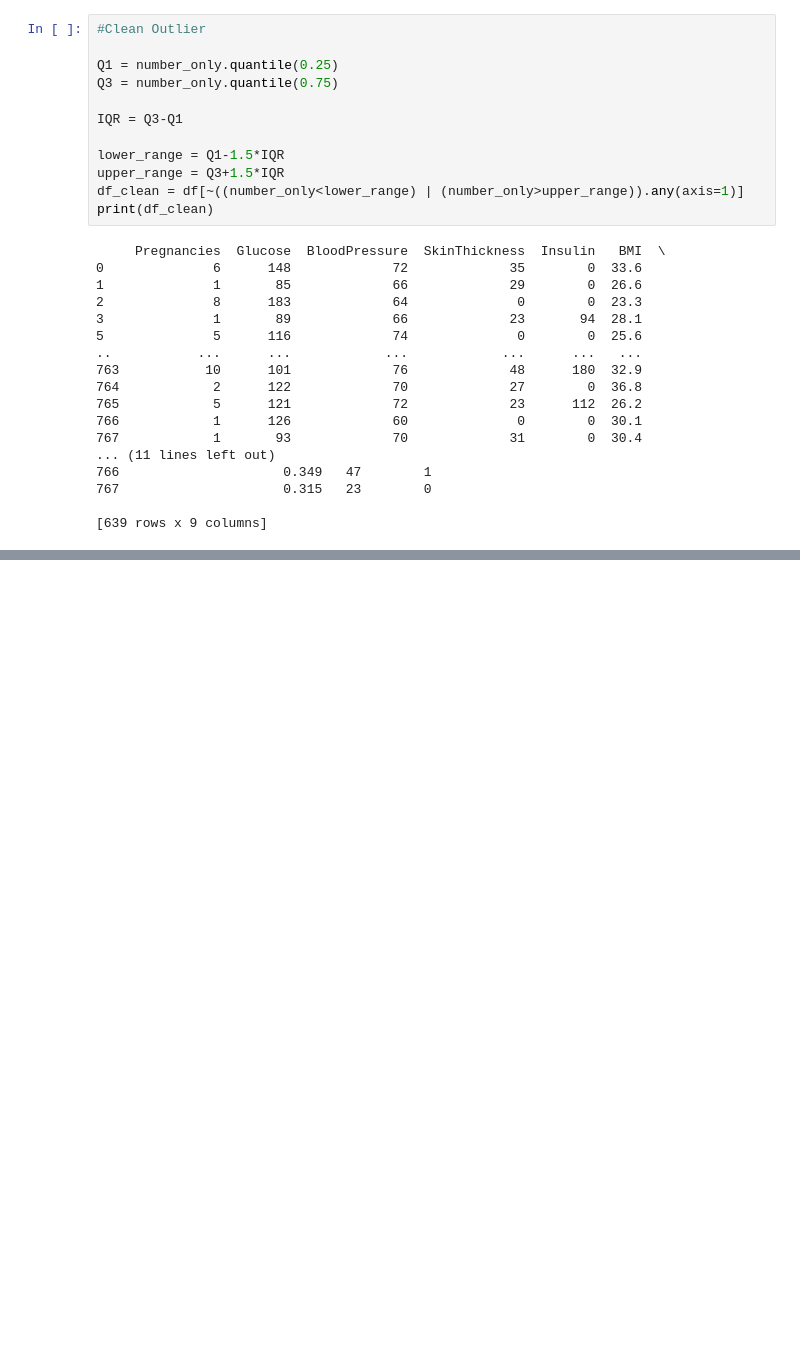
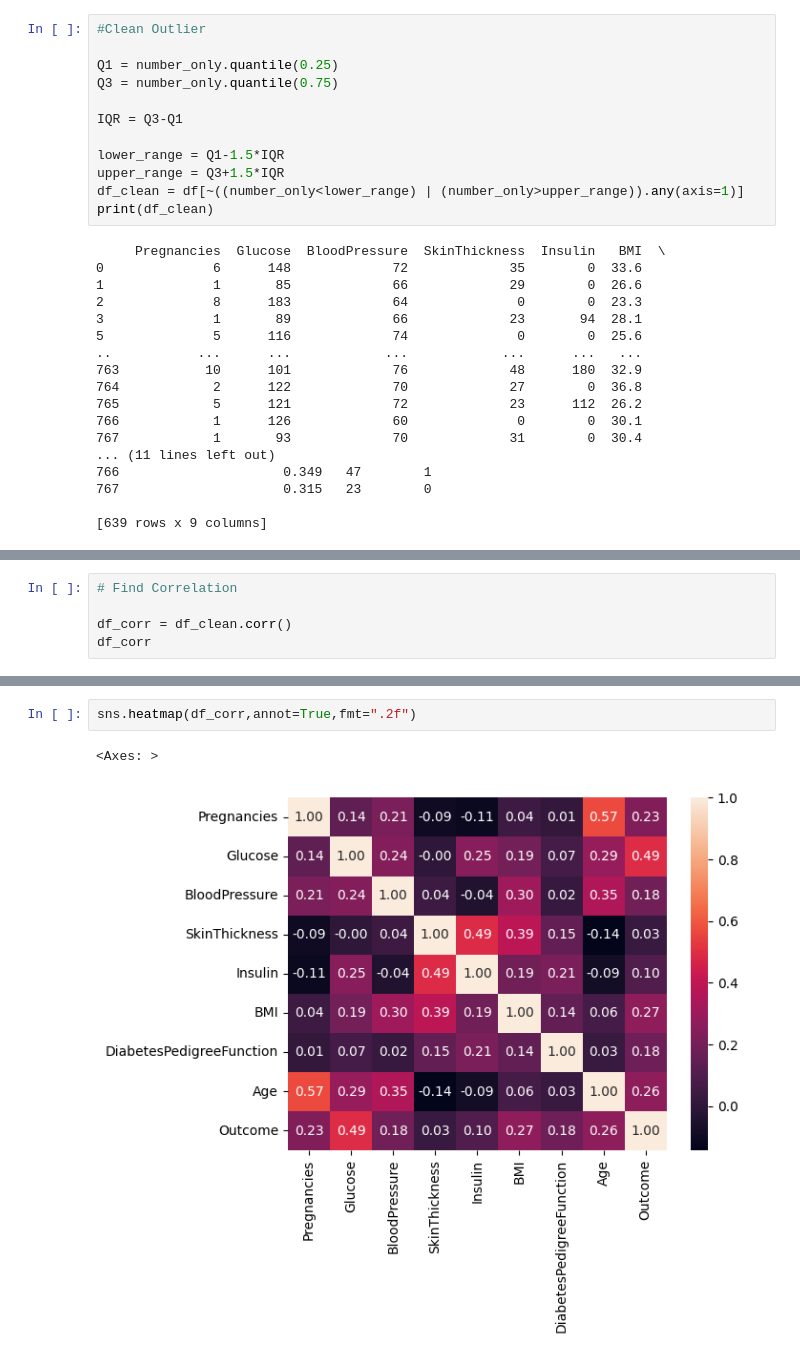
Before and after one commit to RonakkudalAI/Data-Analysis, a Jupyter notebook: diabetes.ipynb, the cells around one changed output, grey strips where cells are left out. Cells and saved outputs as stored; diff of their text form; blank space fills up the shorter version.

```diff
--- a/diabetes.ipynb
+++ b/diabetes.ipynb
@@ -65,0 +103,5 @@ plt.show()
+# %%
+# Find Correlation
+
+df_corr = df_clean.corr()
+df_corr
@@ -65,0 +119,5 @@ plt.show()
+# %%
+sns.heatmap(df_corr,annot=True,fmt=".2f")
+# %% [output]
+<Axes: >
+[figure, added]
```
Also changed, not shown: parts of 7 cells of this notebook.
